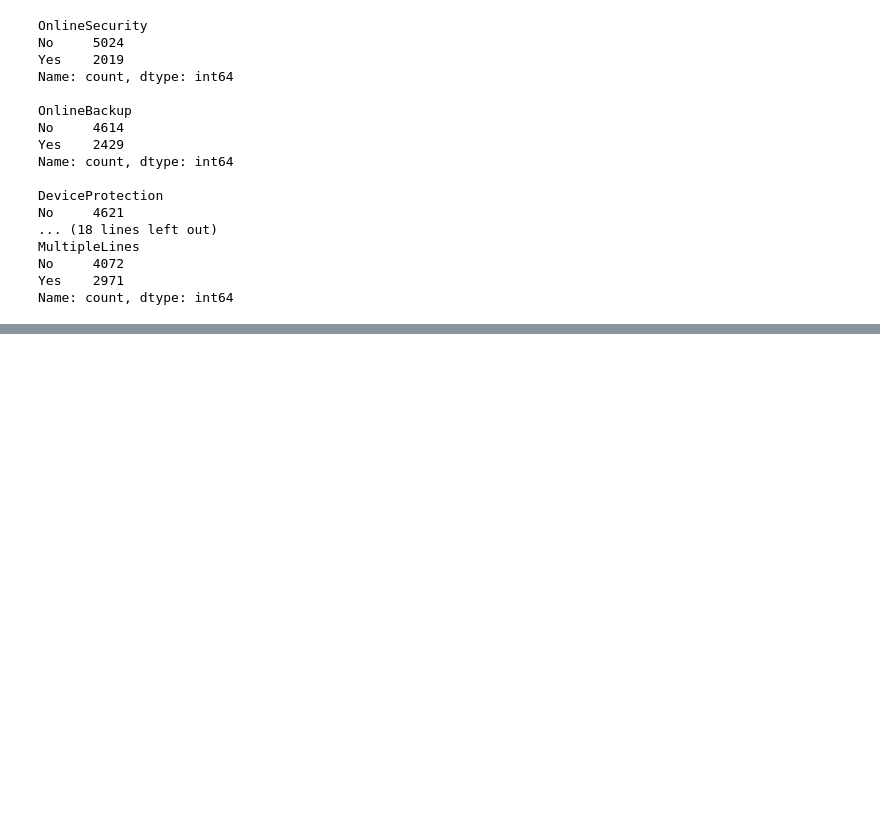
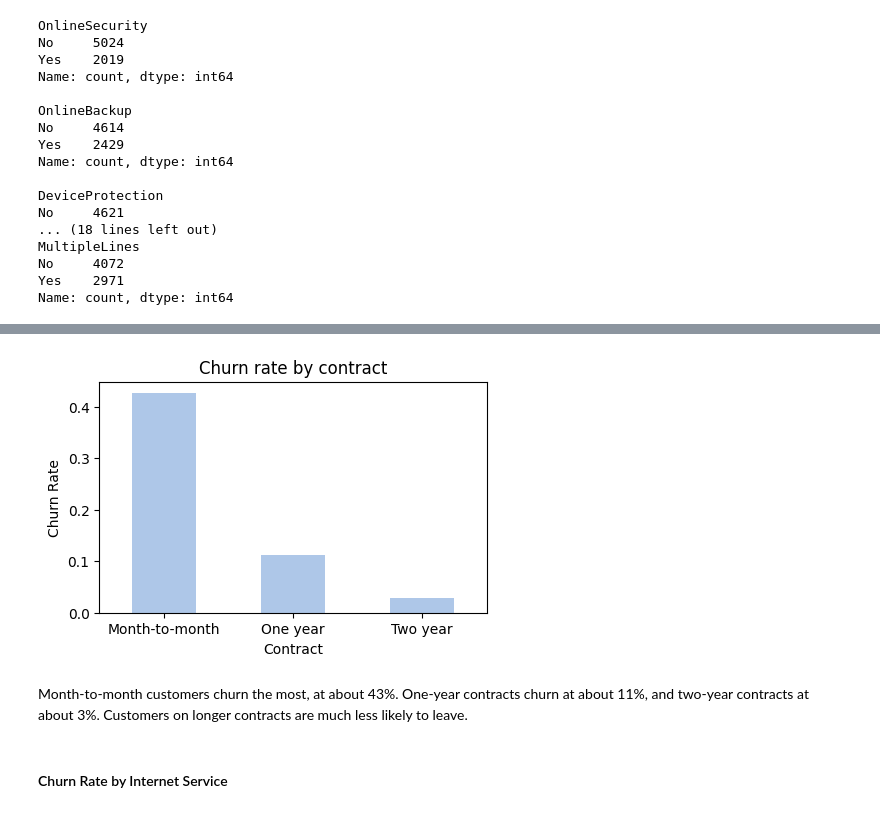
Before and after one commit to r3mo-usd/AAI-500-02-final-project-Sahana-Javier, a Jupyter notebook: src/javier_da.ipynb, the cells around one changed output, grey strips where cells are left out. Cells and saved outputs as stored; diff of their text form; code cells hidden in the pictures; blank space fills up the shorter version.

```diff
--- a/src/javier_da.ipynb
+++ b/src/javier_da.ipynb
@@ -228,0 +294,14 @@ max      72.000000      118.750000   8684.800000
+# %%
+plt.figure(figsize=(5,3))
+pd.crosstab(telco["Contract"],telco["Churn"],normalize="index")["Yes"].plot(kind="bar", color="#AEC7E8")
+plt.xticks(rotation=0)
+plt.ylabel("Churn Rate")
+plt.xlabel("Contract")
+plt.title("Churn rate by contract")
+plt.show()
+# %% [output]
+[figure, added]
+# %% [markdown]
+Month-to-month customers churn the most, at about 43%. One-year contracts churn at about 11%, and two-year contracts at about 3%. Customers on longer contracts are much less likely to leave.
+# %% [markdown]
+#### Churn Rate by Internet Service
```
Also changed, not shown: parts of 77 cells of this notebook.
